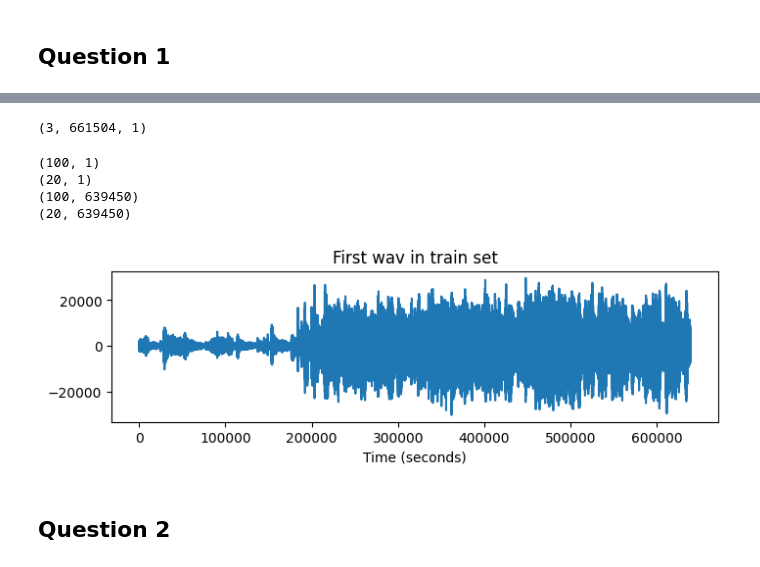
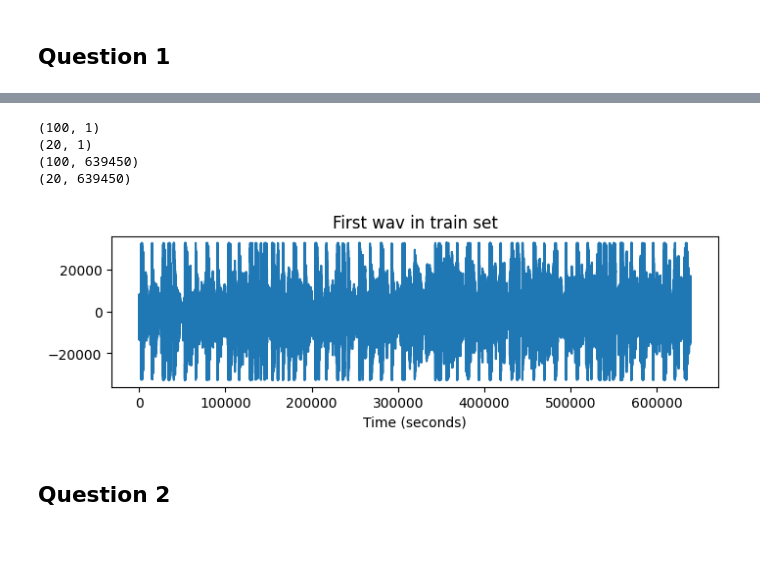
Before and after one commit to FranciscoMessina00/HomeworkCMRM2023, a Jupyter notebook: Homework_1.ipynb, the cells around one changed output, grey strips where cells are left out. Drawn from its saved outputs; the diff is of its cells as text; code cells hidden in the pictures.

```diff
--- a/Homework_1.ipynb
+++ b/Homework_1.ipynb
@@ -52,10 +54,6 @@ Dataset(path='hub://activeloop/gtzan-genre', read_only=True, tensors=['audio', '
  -------    -------            -------           -------  -------
   audio      audio     (1000, 660000:675808, 1)   None      wav
   genre   class_label         (1000, 1)          uint32    None
-# %%
-print(np.shape(ciao))
-# %% [output]
-(3, 661504, 1)
 # %%
 Fs = 22050
 n_samples = 29 * Fs # duration in samples
@@ -71,14 +69,14 @@ genre_names = ['pop', 'metal', 'classical', 'rock', 'blues', 'jazz', 'hiphop', '
 i_train = np.arange(0, len(ds),sub_train)
 i_test = np.arange(0, len(ds),sub_test)
 
-genre_train = ds.genre[0:len(ds):sub_train].numpy()
-genre_test = ds.genre[10:len(ds):sub_test].numpy()
+genre_train = [ds.genre[int(i)].numpy() for i in i_train]
+genre_test = [ds.genre[int(i)].numpy() for i in i_test]
 print(np.shape(genre_train))
 print(np.shape(genre_test))
 
 # Extract training set
 #for i in tqdm(range(100)):
-audio_train_list = ds.audio[0:len(ds):sub_train].numpy(aslist = True)
+audio_train_list = [ds.audio[int(i)].numpy(aslist = True) for i in i_train]
 new_audio_train = np.array([])
 for i in range(len(audio_train_list)):
   audio_train_list[i] = audio_train_list[i][:639450]
@@ -93,7 +91,7 @@ print(np.shape(audio_train))
 
 # Extract test set
 #for i in tqdm(range(100)):
-audio_test_list = ds.audio[10:len(ds):sub_train].numpy(aslist = True)
+audio_test_list = [ds.audio[int(i)].numpy(aslist = True) for i in i_test]
 new_audio_test = np.array([])
 for i in range(len(audio_test_list)):
   audio_test_list[i] = audio_test_list[i][:639450]
@@ -113,11 +111,11 @@ print(np.shape(audio_test))
 # %%
 # Plot the first wav in the train set
 plt.figure(figsize=(8, 2))
 plt.title('First wav in train set')
 plt.xlabel('Time (seconds)')
-plt.plot(audio_train[0])
+plt.plot(audio_train[1])
 plt.show()
 # %% [output]
-[figure, old version]
+[figure, new version]
 # %% [markdown]
 ## Question 2
```
Also changed, not shown: parts of 7 cells of this notebook.
